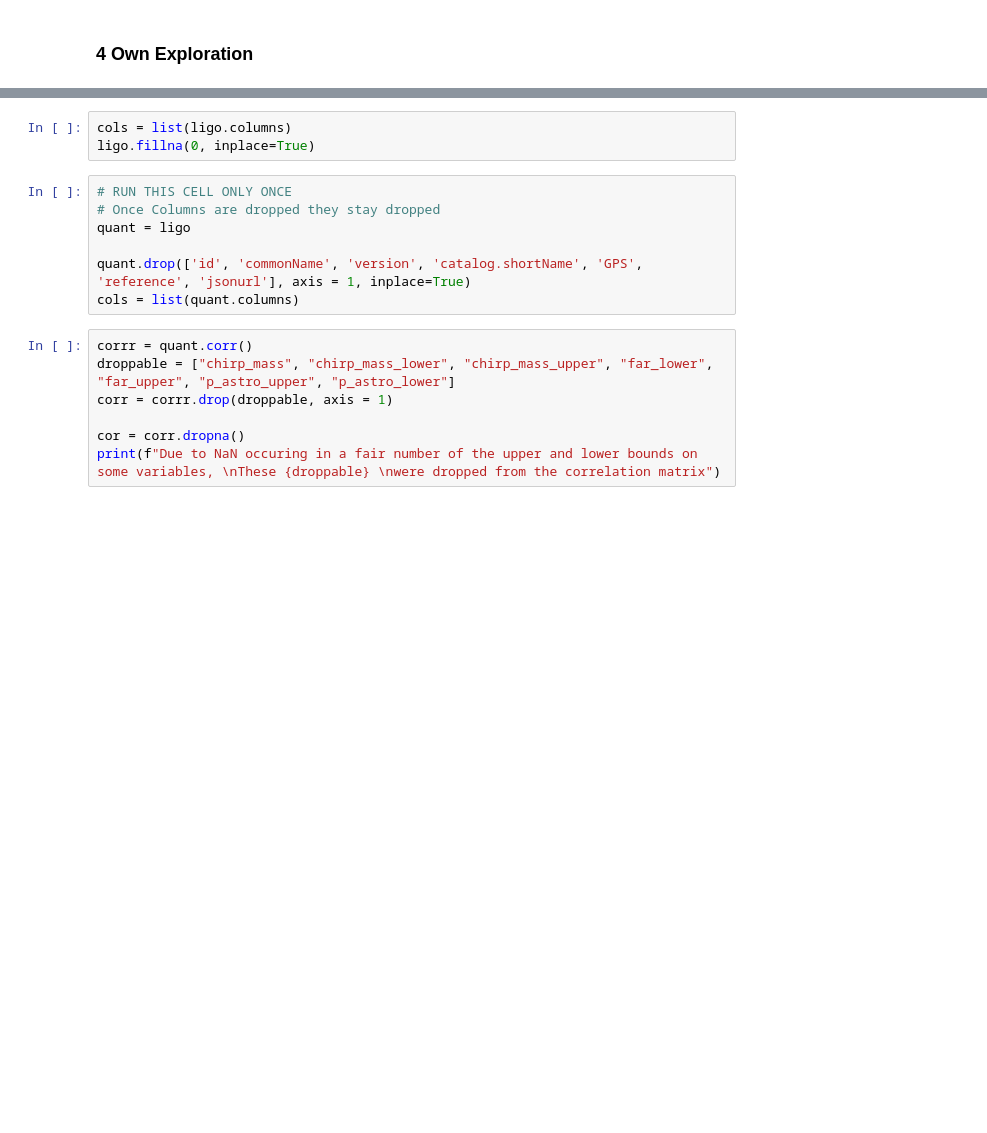
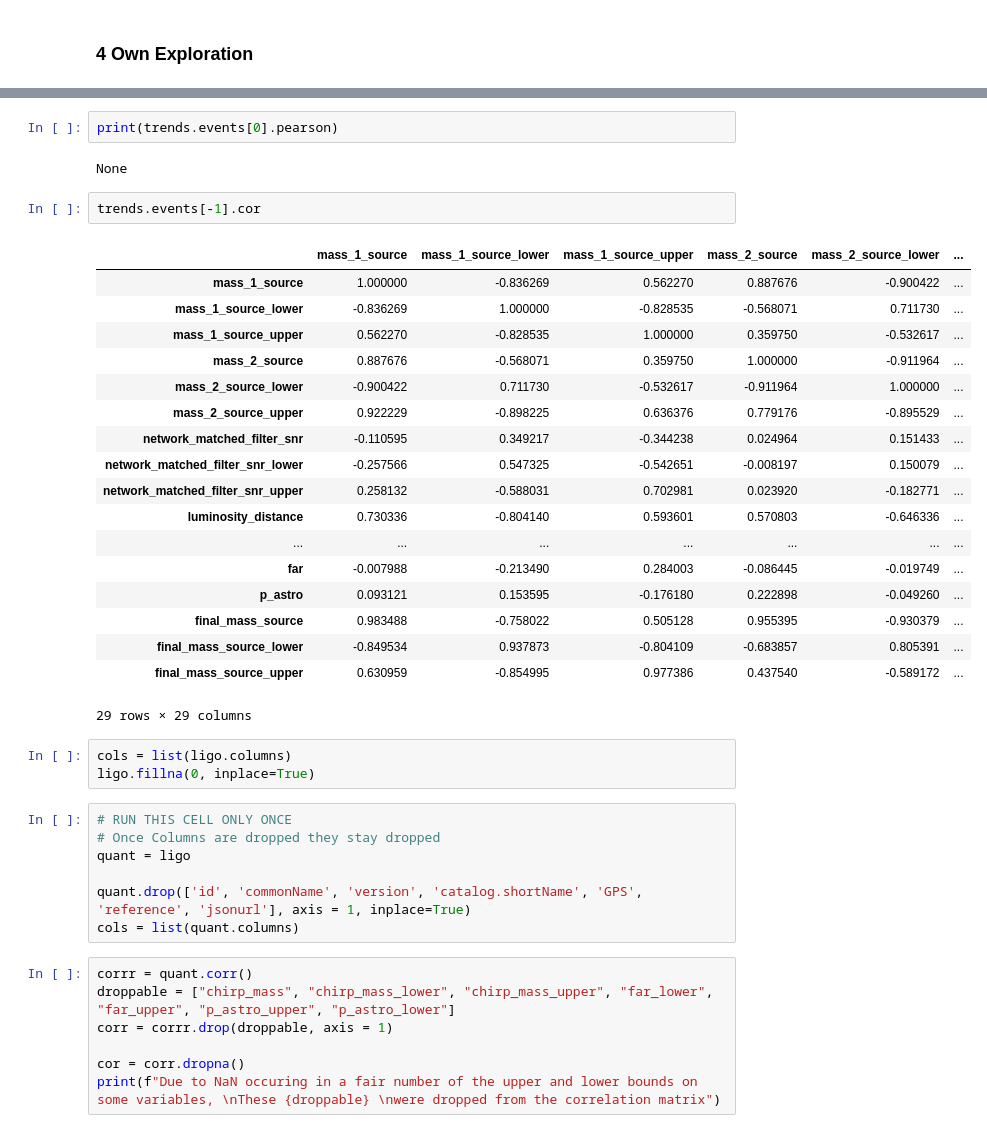
Before and after one commit to thor-ium/LIGO-Data-Analysis, a Jupyter notebook: Final_Project_thbr2284.ipynb, the cells around one changed output, grey strips where cells are left out. Cells and saved outputs as stored; diff of their text form; blank space fills up the shorter version.

```diff
--- a/Final_Project_thbr2284.ipynb
+++ b/Final_Project_thbr2284.ipynb
@@ -276,3 +367,28 @@ AttributeError: 'NoneType' object has no attribute 'columns'
+# %%
+print(trends.events[0].pearson)
+# %% [output]
+None
+# %%
+trends.events[-1].cor
+# %% [output]
+|  | mass_1_source | mass_1_source_lower | mass_1_source_upper | mass_2_source | mass_2_source_lower | ... |
+| mass_1_source | 1.000000 | -0.836269 | 0.562270 | 0.887676 | -0.900422 | ... |
+| mass_1_source_lower | -0.836269 | 1.000000 | -0.828535 | -0.568071 | 0.711730 | ... |
+| mass_1_source_upper | 0.562270 | -0.828535 | 1.000000 | 0.359750 | -0.532617 | ... |
+| mass_2_source | 0.887676 | -0.568071 | 0.359750 | 1.000000 | -0.911964 | ... |
+| mass_2_source_lower | -0.900422 | 0.711730 | -0.532617 | -0.911964 | 1.000000 | ... |
+| mass_2_source_upper | 0.922229 | -0.898225 | 0.636376 | 0.779176 | -0.895529 | ... |
+| network_matched_filter_snr | -0.110595 | 0.349217 | -0.344238 | 0.024964 | 0.151433 | ... |
+| network_matched_filter_snr_lower | -0.257566 | 0.547325 | -0.542651 | -0.008197 | 0.150079 | ... |
+| network_matched_filter_snr_upper | 0.258132 | -0.588031 | 0.702981 | 0.023920 | -0.182771 | ... |
+| luminosity_distance | 0.730336 | -0.804140 | 0.593601 | 0.570803 | -0.646336 | ... |
+| ... | ... | ... | ... | ... | ... | ... |
+| far | -0.007988 | -0.213490 | 0.284003 | -0.086445 | -0.019749 | ... |
+| p_astro | 0.093121 | 0.153595 | -0.176180 | 0.222898 | -0.049260 | ... |
+| final_mass_source | 0.983488 | -0.758022 | 0.505128 | 0.955395 | -0.930379 | ... |
+| final_mass_source_lower | -0.849534 | 0.937873 | -0.804109 | -0.683857 | 0.805391 | ... |
+| final_mass_source_upper | 0.630959 | -0.854995 | 0.977386 | 0.437540 | -0.589172 | ... |
+29 rows × 29 columns
 # %%
 cols = list(ligo.columns)
 ligo.fillna(0, inplace=True)
```
Also changed, not shown: parts of 4 cells of this notebook.
